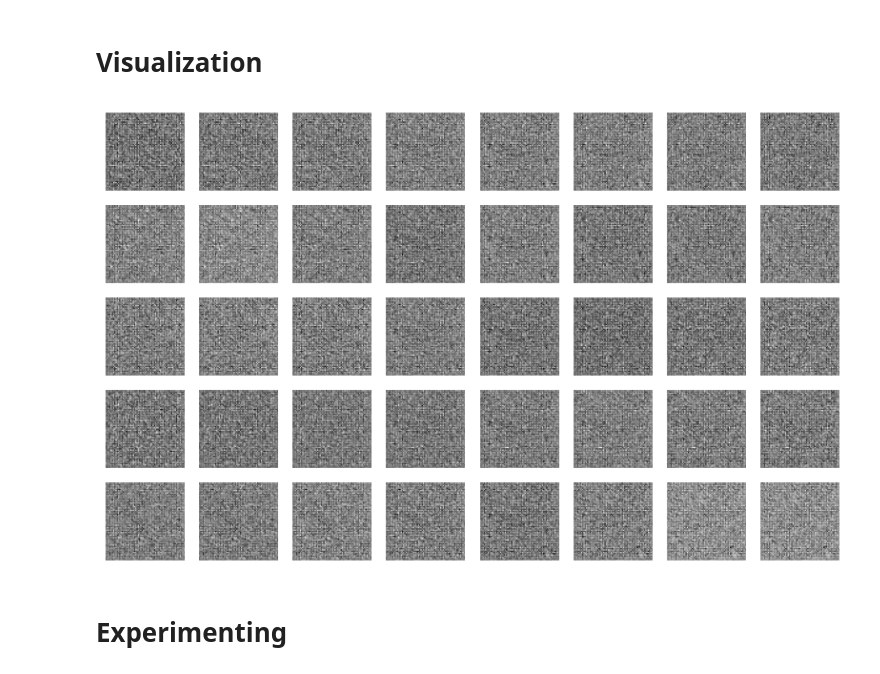
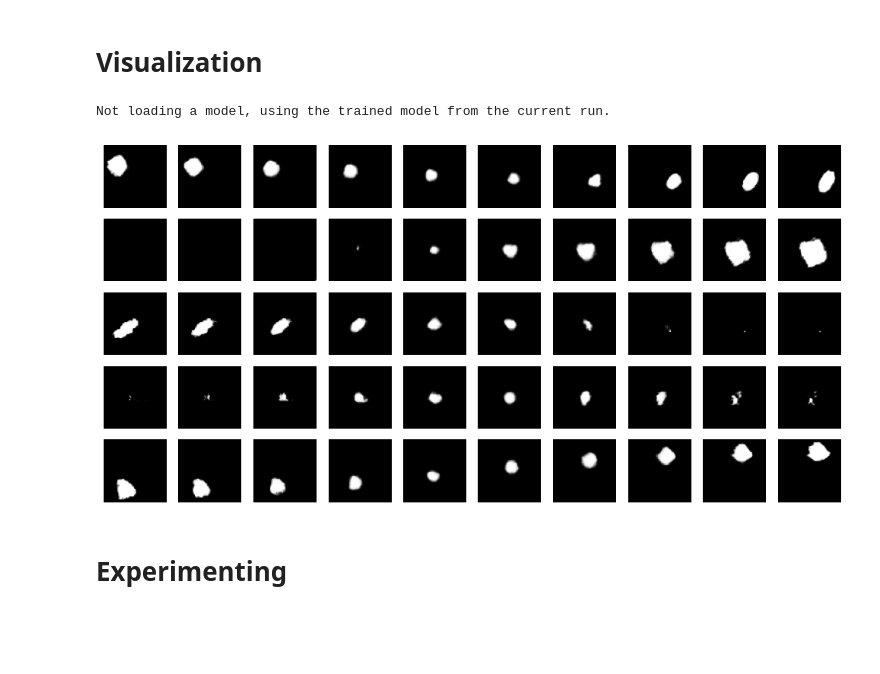
Before and after one commit to arneallwardt/Beta_VAE, a Jupyter notebook: beta_vae_dsprites.ipynb, the cells around one changed output. Saved outputs shown, nothing was run; the diff lists cells and outputs as text; code cells hidden in the pictures; blank space fills up the shorter version.

Commit message:
wip: ConvVAE 2

```diff
--- a/beta_vae_dsprites.ipynb
+++ b/beta_vae_dsprites.ipynb
@@ -150,11 +153,11 @@ class ConvVAE(nn.Module):
     def encode(self, x):
         # h = self.encoder(x)
         h = F.relu(self.conv1(x))
-        print(f"after first conv layer shape: {h.shape}")
+        # print(f"after first conv layer shape: {h.shape}")
         h = F.relu(self.conv2(h))
-        print(f"After second conv layer shape: {h.shape}")
+        # print(f"After second conv layer shape: {h.shape}")
         h = self.flatten(h)
-        print(f"Flattened shape: {h.shape}")
+        # print(f"Flattened shape: {h.shape}")
         return self.fc_mu(h), self.fc_logvar(h)
 
     def reparameterize(self, mu, logvar):
@@ -164,17 +167,17 @@ class ConvVAE(nn.Module):
     def decode(self, z):
         h = self.fc_dec(z).view(-1, 64, 16, 16)
         h = F.relu(self.convtran1(h))
-        print(f"After first transposed conv layer shape: {h.shape}")
+        # print(f"After first transposed conv layer shape: {h.shape}")
         h = F.sigmoid(self.convtran2(h))
-        print(f"After second transposed conv layer shape: {h.shape}")
-        h = h.view(-1, 64, 16, 16)
-        return self.decoder(h)
+        # print(f"After second transposed conv layer shape: {h.shape}")
+        return h
+        # return self.decoder(h)
 
     def forward(self, x):
         mu, logvar = self.encode(x)
-        print(f"Mu shape: {mu.shape}, Logvar shape: {logvar.shape}")
+        # print(f"Mu shape: {mu.shape}, Logvar shape: {logvar.shape}")
         z = self.reparameterize(mu, logvar)
-        print(f"Z shape: {z.shape}")
+        # print(f"Z shape: {z.shape}")
         return self.decode(z), mu, logvar
 # %%
 # model = VAE().to(hyperparameters['device'])
@@ -246,6 +250,17 @@ def validate(epoch, result_save_path):
     return val_bce_loss_total / len(val_loader.dataset), val_kld_loss_total / len(val_loader.dataset)
 # %% [markdown]
 # Training
+# %%
+def save_model(model, path):
+    torch.save(model.state_dict(), path)
+
+def load_model(model, path):
+    if os.path.exists(path):
+        model.load_state_dict(torch.load(path, map_location=hyperparameters['device']))
+        print(f"Model loaded from {path}")
+        return model
+    else:
+        print(f"Model file {path} does not exist.")
 # %%
 result_save_path = os.path.join(RESULTS_PATH, str(datetime.datetime.now()))
 if not os.path.exists(result_save_path):
@@ -331,36 +357,42 @@ plt.show()
 # %% [markdown]
 # Visualization
 # %%
+if LOAD_MODEL:
+    model = load_model(ConvVAE(hyperparameters['latent_dim']), os.path.join(RESULTS_PATH, LOAD_MODEL_DIR, f"{CHAMPION_MODEL_NAME}.pth")).to(hyperparameters['device'])
+else:
+    print("Not loading a model, using the trained model from the current run.")
+
 imgs = []
 with torch.no_grad():
     z = torch.zeros(hyperparameters['latent_dim'])
     for z_param in range(hyperparameters['latent_dim']):
         row_imgs = []
         for val in torch.linspace(DISENTANGLEMENT_RANGE[0], DISENTANGLEMENT_RANGE[1], DISENTANGLEMENT_STEPS): # tensor with DISENTANGLEMENT_STEPS values ranging from DISENTANGLEMENT_RANGE[0] to DISENTANGLEMENT_RANGE[1]
             z_copy = z.clone().to(hyperparameters['device'])
             z_copy[z_param] = val  # nur eine Dimension ändern
             img = model.decode(z_copy.unsqueeze(0)) # add batch dimension
             row_imgs.append(img.view(IMG_WIDTH_HEIGHT, IMG_WIDTH_HEIGHT).cpu().numpy())
         imgs.append(row_imgs)
 
 
 # Plot
 fig, axes = plt.subplots(nrows=hyperparameters['latent_dim'], ncols=DISENTANGLEMENT_STEPS, figsize=(DISENTANGLEMENT_STEPS, hyperparameters['latent_dim']))
 
 for dim in range(hyperparameters['latent_dim']):
     for step in range(DISENTANGLEMENT_STEPS):
         if hyperparameters['latent_dim'] != 1:
             ax = axes[dim, step]
             ax.imshow(imgs[dim][step], cmap='gray')
         else:
             ax = axes[step]
             ax.imshow(imgs[dim][step], cmap='gray')
         ax.axis('off')
 
 plt.tight_layout()
 plt.show()
 # %% [output]
+Not loading a model, using the trained model from the current run.
-[figure, old version]
+[figure, new version]
 # %% [markdown]
 # Experimenting
 # %%
```
Also changed, not shown: parts of 8 cells of this notebook.
